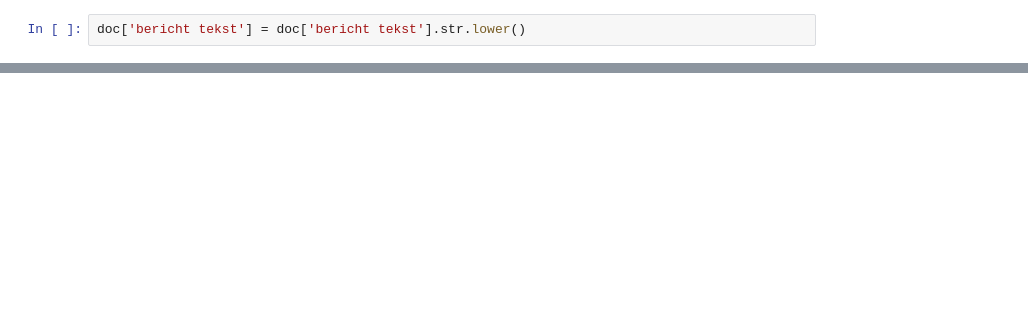
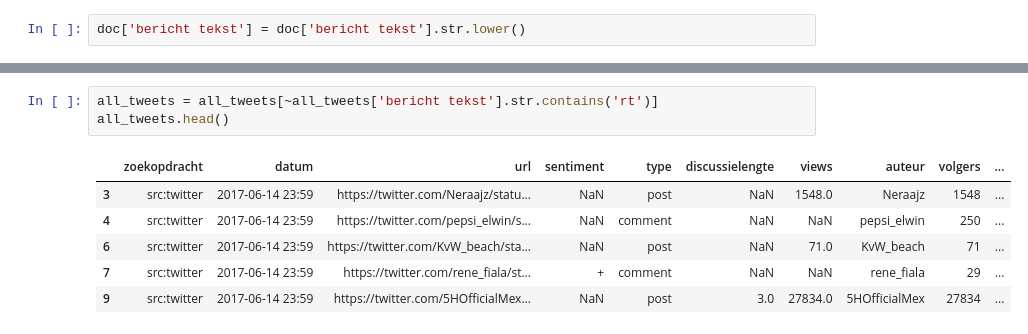
Before and after one commit to ADS71-C/Burry, a Jupyter notebook: DataTest.ipynb, the cells around one changed output, grey strips where cells are left out. Cells and saved outputs as stored; diff of their text form; blank space fills up the shorter version.

```diff
--- a/DataTest.ipynb
+++ b/DataTest.ipynb
@@ -119,0 +73,10 @@ word_frame
+# %%
+all_tweets = all_tweets[~all_tweets['bericht tekst'].str.contains('rt')]
+all_tweets.head()
+# %% [output]
+|  | zoekopdracht | datum | url | sentiment | type | discussielengte | views | auteur | volgers | ... |
+| 3 | src:twitter | 2017-06-14 23:59 | https://twitter.com/Neraajz/statu... | NaN | post | NaN | 1548.0 | Neraajz | 1548 | ... |
+| 4 | src:twitter | 2017-06-14 23:59 | https://twitter.com/pepsi_elwin/s... | NaN | comment | NaN | NaN | pepsi_elwin | 250 | ... |
+| 6 | src:twitter | 2017-06-14 23:59 | https://twitter.com/KvW_beach/sta... | NaN | post | NaN | 71.0 | KvW_beach | 71 | ... |
+| 7 | src:twitter | 2017-06-14 23:59 | https://twitter.com/rene_fiala/st... | + | comment | NaN | NaN | rene_fiala | 29 | ... |
+| 9 | src:twitter | 2017-06-14 23:59 | https://twitter.com/5HOfficialMex... | NaN | post | 3.0 | 27834.0 | 5HOfficialMex | 27834 | ... |
```
Also changed, not shown: parts of 19 cells of this notebook.
